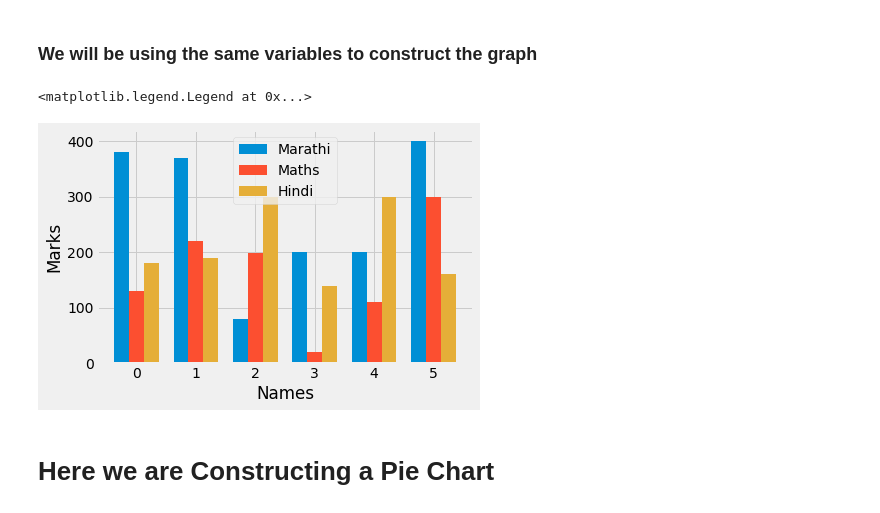
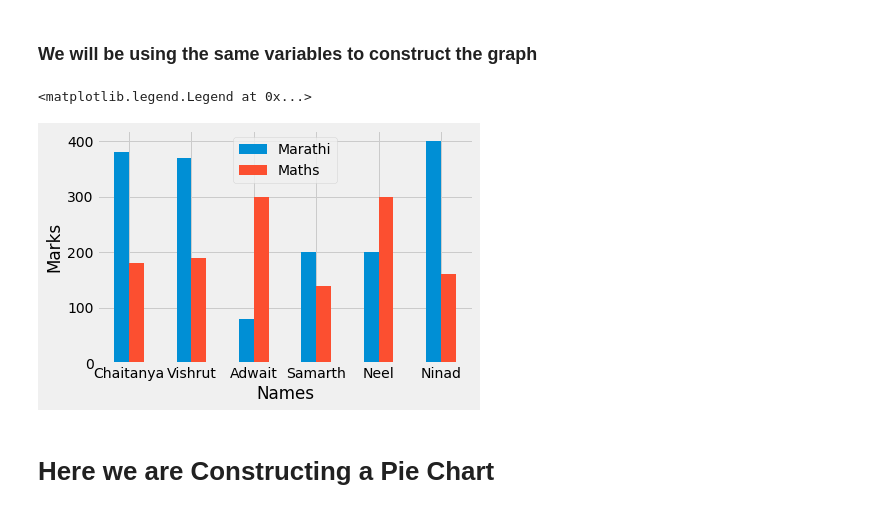
Before and after one commit to chaitanya-j/python-learning, a Jupyter notebook: jupyter-notebooks/matpltlib_101.ipynb, the cells around one changed output. Drawn from its saved outputs; the diff is of its cells as text; code cells hidden in the pictures.

```diff
--- a/jupyter-notebooks/matpltlib_101.ipynb
+++ b/jupyter-notebooks/matpltlib_101.ipynb
@@ -5,6 +7,6 @@ import numpy as np
 # %% [markdown]
 # This is a block of code which constructs a "Line Graph"
 # %%
-vals_x = ["Chaitanya","Vishrut","Adwat","Samarth","Neel","Ninad"]
+vals_x = ["Chaitanya","Vishrut","Adwait","Samarth","Neel","Ninad"]
 # %%
 vals_y = [180,190,300,140,300,160]
@@ -21,7 +34,7 @@ vals_3_y = [130,220,199,20,110,300]
 # %%
 plt.style.use("fivethirtyeight")
 # %%
-width = 0.25
+width = 0.24
 # %%
 plt.plot(vals_x,vals_y,marker="o")
 plt.plot(vals_x,vals_2_y,marker="o")
@@ -39,17 +52,18 @@ plt.legend(["Marathi","Maths","Hindi"])
 # %% [markdown]
 ### We will be using the same variables to construct the graph
 # %%
-plt.bar(x_indxs - width, vals_2_y, width=width)
-plt.bar(x_indxs, vals_3_y, width=width)
-plt.bar(x_indxs + width, vals_y, width=width)
+plt.bar(x_indxs - width/2, vals_2_y, width=width)
+#plt.bar(x_indxs, vals_3_y, width=width)
+plt.bar(x_indxs + width/2, vals_y, width=width)
 
 plt.xlabel("Names")
+plt.xticks(ticks=x_indxs,labels=vals_x)
 
 plt.ylabel("Marks")
 plt.legend(["Marathi","Maths","Hindi"])
 # %% [output]
 <matplotlib.legend.Legend at 0x...>
-[figure, old version]
+[figure, new version]
 # %% [markdown]
 # Here we are Constructing a Pie Chart
 # %% [markdown]
```
Also changed, not shown: parts of 9 cells of this notebook, 19 other files.
